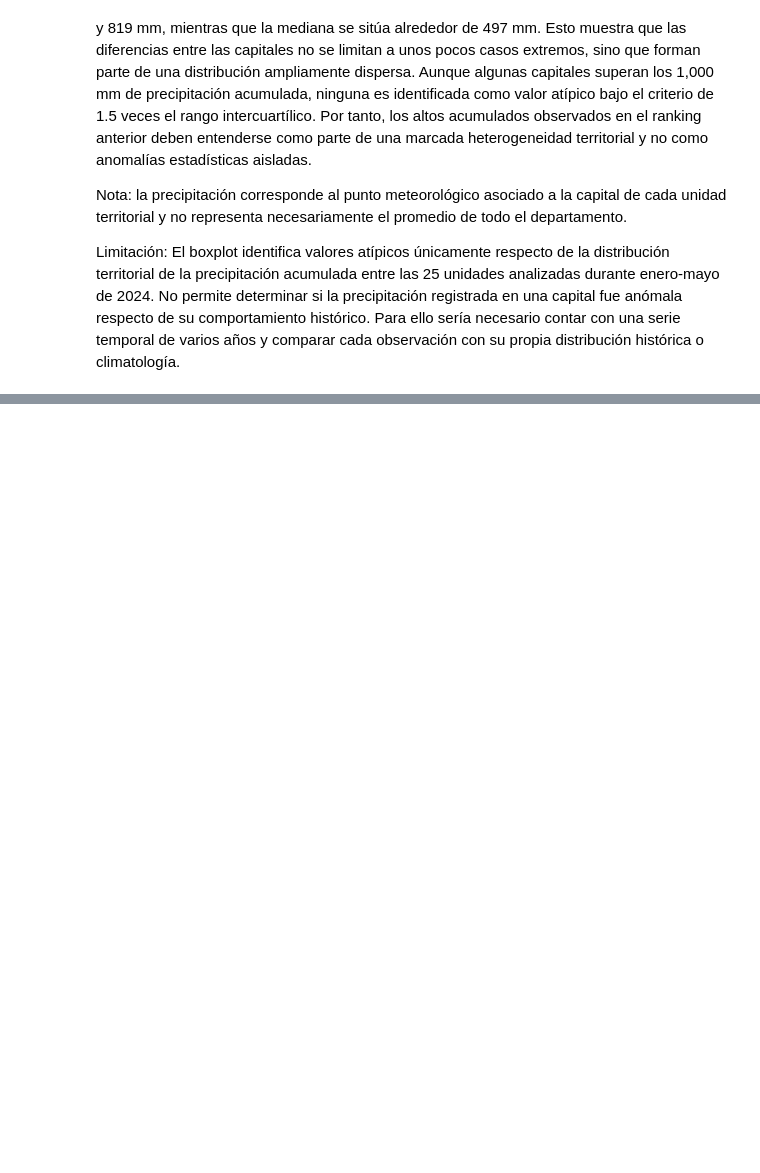
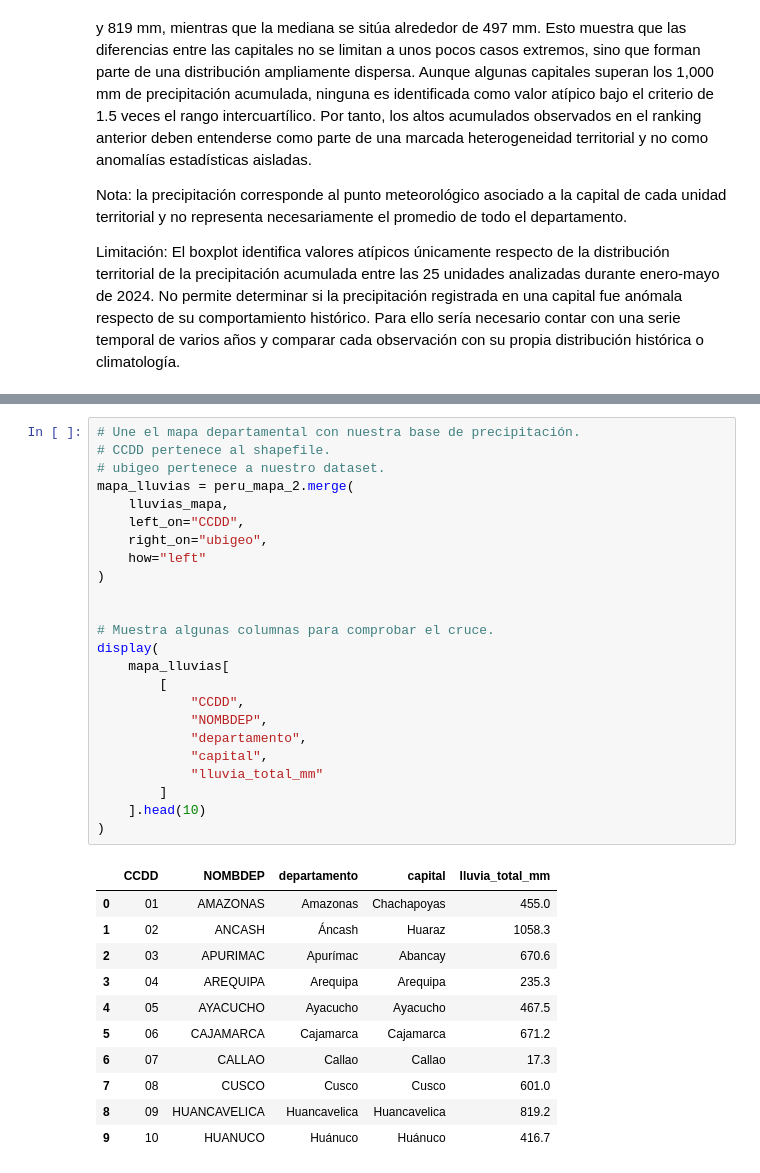
Before and after one commit to diegosimemirror/Grupo-3-Python-PUCP, a Jupyter notebook: assignment_3/visualizacion.ipynb, the cells around one changed output, grey strips where cells are left out. Drawn from its saved outputs; the diff is of its cells as text; blank space fills up the shorter version.

```diff
--- a/assignment_3/visualizacion.ipynb
+++ b/assignment_3/visualizacion.ipynb
@@ -953,0 +1109,36 @@ Limitación: El boxplot identifica valores atípicos únicamente respecto de la
+# %%
+# Une el mapa departamental con nuestra base de precipitación.
+# CCDD pertenece al shapefile.
+# ubigeo pertenece a nuestro dataset.
+mapa_lluvias = peru_mapa_2.merge(
+    lluvias_mapa,
+    left_on="CCDD",
+    right_on="ubigeo",
+    how="left"
+)
+
+
+# Muestra algunas columnas para comprobar el cruce.
+display(
+    mapa_lluvias[
+        [
+            "CCDD",
+            "NOMBDEP",
+            "departamento",
+            "capital",
+            "lluvia_total_mm"
+        ]
+    ].head(10)
+)
+# %% [output]
+|  | CCDD | NOMBDEP | departamento | capital | lluvia_total_mm |
+| 0 | 01 | AMAZONAS | Amazonas | Chachapoyas | 455.0 |
+| 1 | 02 | ANCASH | Áncash | Huaraz | 1058.3 |
+| 2 | 03 | APURIMAC | Apurímac | Abancay | 670.6 |
+| 3 | 04 | AREQUIPA | Arequipa | Arequipa | 235.3 |
+| 4 | 05 | AYACUCHO | Ayacucho | Ayacucho | 467.5 |
+| 5 | 06 | CAJAMARCA | Cajamarca | Cajamarca | 671.2 |
+| 6 | 07 | CALLAO | Callao | Callao | 17.3 |
+| 7 | 08 | CUSCO | Cusco | Cusco | 601.0 |
+| 8 | 09 | HUANCAVELICA | Huancavelica | Huancavelica | 819.2 |
+| 9 | 10 | HUANUCO | Huánuco | Huánuco | 416.7 |
```
Also changed, not shown: parts of 11 cells of this notebook, 8 other files.
